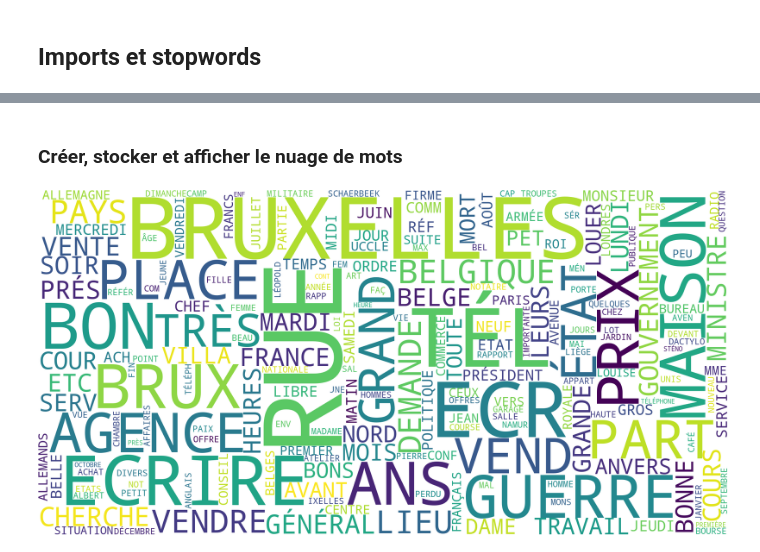
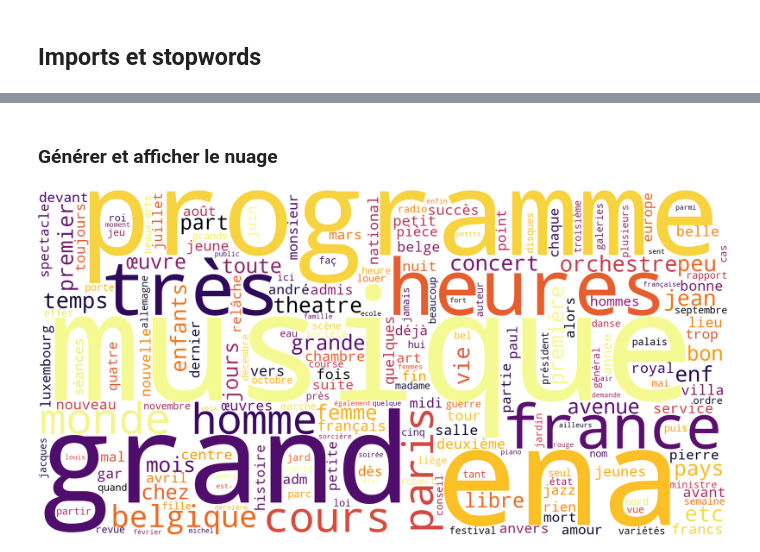
Before and after one commit to IlariaFa/tac, a Jupyter notebook: tps/tp4/s4_wordcloud.ipynb, the cells around one changed output, grey strips where cells are left out. Drawn from its saved outputs; the diff is of its cells as text; code cells hidden in the pictures.

```diff
--- a/tps/tp4/s4_wordcloud.ipynb
+++ b/tps/tp4/s4_wordcloud.ipynb
@@ -114,0 +50,13 @@ print(frequencies.most_common(10))
+# %%
+def nettoyer_texte(text):
+    text = re.sub(r'[^\w\s\-àâäéèêëîïôöùûüç]', ' ', text)
+    text = text.lower()
+    text = re.sub(r'\d+', ' ', text)
+    text = re.sub(r'\b\w{1,2}\b', ' ', text)     # Supprime les mots très courts
+    text = re.sub(r'\s+', ' ', text).strip()
+    return text
+# %%
+#charger les données
+data_path = "../../data/txt_tp4"
+files = [f for f in os.listdir(data_path) if f.endswith(".txt")]
+print("Nombre de fichiers thématiques =", len(files))
@@ -114,0 +67,10 @@ print(frequencies.most_common(10))
+# %%
+corpus = []
+
+for f in files:
+    with open(os.path.join(data_path, f), "r", encoding="utf-8") as ff:
+        text = nettoyer_texte(ff.read())
+        words = [w for w in text.split() if w not in sw and len(w) > 2]
+        corpus.extend(words)
+
+print("Nombre de mots dans le corpus après filtrage :", len(corpus))
@@ -114,0 +81,5 @@ print(frequencies.most_common(10))
+# %%
+frequencies = Counter(corpus)
+
+# Vérif : afficher les 30 mots les plus fréquents
+frequencies.most_common(30)
@@ -115,8 +104,15 @@ print(frequencies.most_common(10))
 # %% [markdown]
-### Créer, stocker et afficher le nuage de mots
+### Générer et afficher le nuage
 # %%
-cloud = WordCloud(width=2000, height=1000, background_color='white').generate_from_frequencies(frequencies)
-cloud.to_file(os.path.join(temp_path, f"{year}.png"))
-Image(filename=os.path.join(temp_path, f"{year}.png"))
+cloud = WordCloud(
+    width=2000, height=1000,
+    background_color='white',
+    colormap='inferno'
+).generate_from_frequencies(frequencies)
+
+cloud.to_file("nuage_sorcieres.png")
+
+from IPython.display import Image
+Image("nuage_sorcieres.png")
 # %% [output]
-[figure, old version]
+[figure, new version]
```
Also changed, not shown: parts of 27 cells of this notebook, 2 other files.
